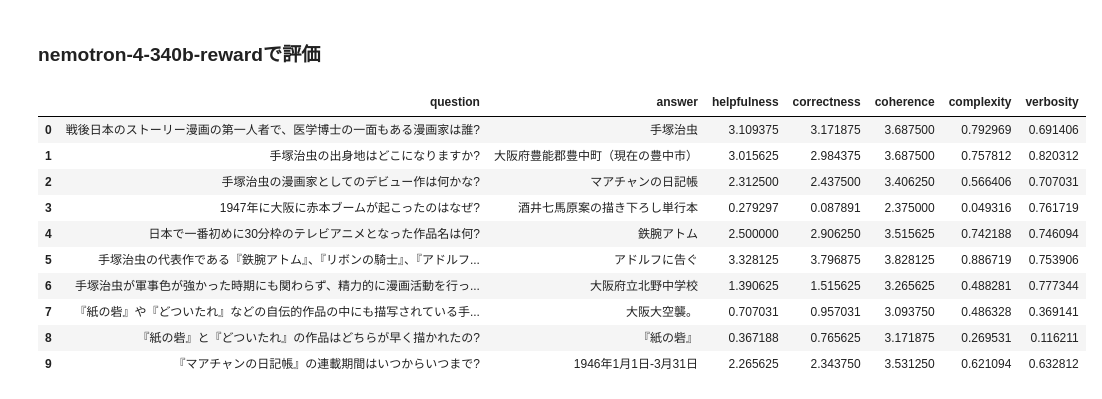
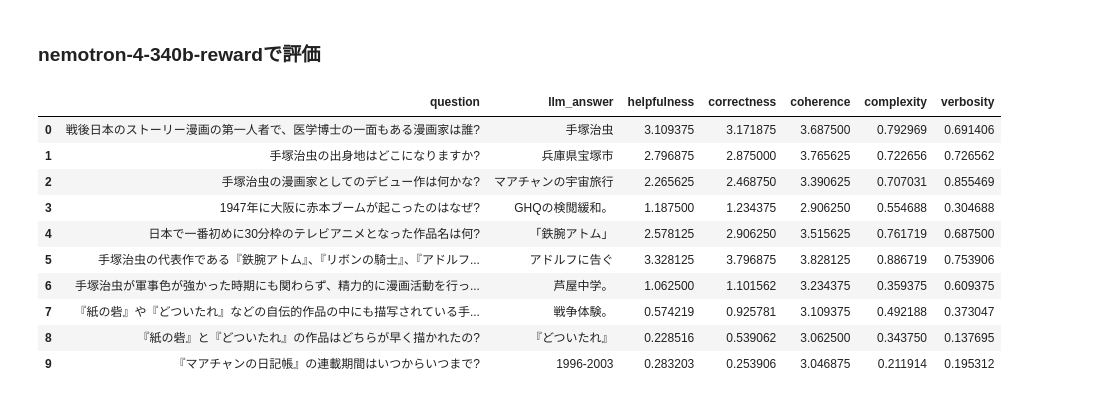
Before and after one commit to nvidiasamp/NSAMP-WORKSHOP-2024, a Jupyter notebook: RAG性能評価入門/src/evaluate_rag.ipynb, the cells around one changed output. Cells and saved outputs as stored; diff of their text form; code cells hidden in the pictures.

```diff
--- a/RAG性能評価入門/src/evaluate_rag.ipynb
+++ b/RAG性能評価入門/src/evaluate_rag.ipynb
@@ -122,7 +154,7 @@ async def get_response_and_scores(client, question, response_content):
     return scores
 
 
-async def process_question_response_pairs(client, combined_data_processed):
+async def rag_process_question_response_pairs(client, combined_data_processed):
     """質問と応答のペアに対してスコアリングを行う関数
 
     Args:
@@ -144,3 +176,27 @@ async def process_question_response_pairs(client, combined_data_processed):
         )
         results.append((question, answer, scores))
     return results
+
+
+async def llm_process_question_response_pairs(client, combined_data_processed):
+    """質問と応答のペアに対してスコアリングを行う関数
+
+    Args:
+        client: OpenAI APIのクライアントオブジェクト
+        combined_data_processed (list): 質問と応答のペアを含むデータリスト
+
+    Returns:
+        list: 各質問と応答ペアごとのスコア情報を含むリスト
+    """
+    results = []
+    for i in range(len(combined_data_processed)):
+        question = combined_data_processed[i]["question"]
+        answer = combined_data_processed[i]["llm_answer_text"]
+
+        scores = await get_response_and_scores(
+            client,
+            question,
+            answer,
+        )
+        results.append((question, answer, scores))
+    return results
@@ -149,37 +203,40 @@ results = await process_question_response_pairs(client, combined_data_processed)
+# %%
+llm_results = await llm_process_question_response_pairs(client, combined_data_processed)
+rag_results = await rag_process_question_response_pairs(client, combined_data_processed)
 # %%
-results_df = pd.DataFrame(
+llm_results_df = pd.DataFrame(
     [
         (
             question,
             answer,
             scores["helpfulness"],
             scores["correctness"],
             scores["coherence"],
             scores["complexity"],
             scores["verbosity"],
         )
-        for question, answer, scores in results
+        for question, answer, scores in llm_results
     ],
     columns=[
         "question",
-        "answer",
+        "llm_answer",
         "helpfulness",
         "correctness",
         "coherence",
         "complexity",
         "verbosity",
     ],
 )
-results_df
+llm_results_df
 # %% [output]
-|  | question | answer | helpfulness | correctness | coherence | complexity | verbosity |
+|  | question | llm_answer | helpfulness | correctness | coherence | complexity | verbosity |
 | 0 | 戦後日本のストーリー漫画の第一人者で、医学博士の一面もある漫画家は誰? | 手塚治虫 | 3.109375 | 3.171875 | 3.687500 | 0.792969 | 0.691406 |
-| 1 | 手塚治虫の出身地はどこになりますか? | 大阪府豊能郡豊中町（現在の豊中市） | 3.015625 | 2.984375 | 3.687500 | 0.757812 | 0.820312 |
-| 2 | 手塚治虫の漫画家としてのデビュー作は何かな? | マアチャンの日記帳 | 2.312500 | 2.437500 | 3.406250 | 0.566406 | 0.707031 |
-| 3 | 1947年に大阪に赤本ブームが起こったのはなぜ? | 酒井七馬原案の描き下ろし単行本 | 0.279297 | 0.087891 | 2.375000 | 0.049316 | 0.761719 |
-| 4 | 日本で一番初めに30分枠のテレビアニメとなった作品名は何? | 鉄腕アトム | 2.500000 | 2.906250 | 3.515625 | 0.742188 | 0.746094 |
+| 1 | 手塚治虫の出身地はどこになりますか? | 兵庫県宝塚市 | 2.796875 | 2.875000 | 3.765625 | 0.722656 | 0.726562 |
+| 2 | 手塚治虫の漫画家としてのデビュー作は何かな? | マアチャンの宇宙旅行 | 2.265625 | 2.468750 | 3.390625 | 0.707031 | 0.855469 |
+| 3 | 1947年に大阪に赤本ブームが起こったのはなぜ? | GHQの検閲緩和。 | 1.187500 | 1.234375 | 2.906250 | 0.554688 | 0.304688 |
+| 4 | 日本で一番初めに30分枠のテレビアニメとなった作品名は何? | 「鉄腕アトム」 | 2.578125 | 2.906250 | 3.515625 | 0.761719 | 0.687500 |
 | 5 | 手塚治虫の代表作である『鉄腕アトム』、『リボンの騎士』、『アドルフ... | アドルフに告ぐ | 3.328125 | 3.796875 | 3.828125 | 0.886719 | 0.753906 |
-| 6 | 手塚治虫が軍事色が強かった時期にも関わらず、精力的に漫画活動を行っ... | 大阪府立北野中学校 | 1.390625 | 1.515625 | 3.265625 | 0.488281 | 0.777344 |
-| 7 | 『紙の砦』や『どついたれ』などの自伝的作品の中にも描写されている手... | 大阪大空襲。 | 0.707031 | 0.957031 | 3.093750 | 0.486328 | 0.369141 |
-| 8 | 『紙の砦』と『どついたれ』の作品はどちらが早く描かれたの? | 『紙の砦』 | 0.367188 | 0.765625 | 3.171875 | 0.269531 | 0.116211 |
-| 9 | 『マアチャンの日記帳』の連載期間はいつからいつまで? | 1946年1月1日-3月31日 | 2.265625 | 2.343750 | 3.531250 | 0.621094 | 0.632812 |
+| 6 | 手塚治虫が軍事色が強かった時期にも関わらず、精力的に漫画活動を行っ... | 芦屋中学。 | 1.062500 | 1.101562 | 3.234375 | 0.359375 | 0.609375 |
+| 7 | 『紙の砦』や『どついたれ』などの自伝的作品の中にも描写されている手... | 戦争体験。 | 0.574219 | 0.925781 | 3.109375 | 0.492188 | 0.373047 |
+| 8 | 『紙の砦』と『どついたれ』の作品はどちらが早く描かれたの? | 『どついたれ』 | 0.228516 | 0.539062 | 3.062500 | 0.343750 | 0.137695 |
+| 9 | 『マアチャンの日記帳』の連載期間はいつからいつまで? | 1996-2003 | 0.283203 | 0.253906 | 3.046875 | 0.211914 | 0.195312 |
```
Also changed, not shown: parts of 7 cells of this notebook.
